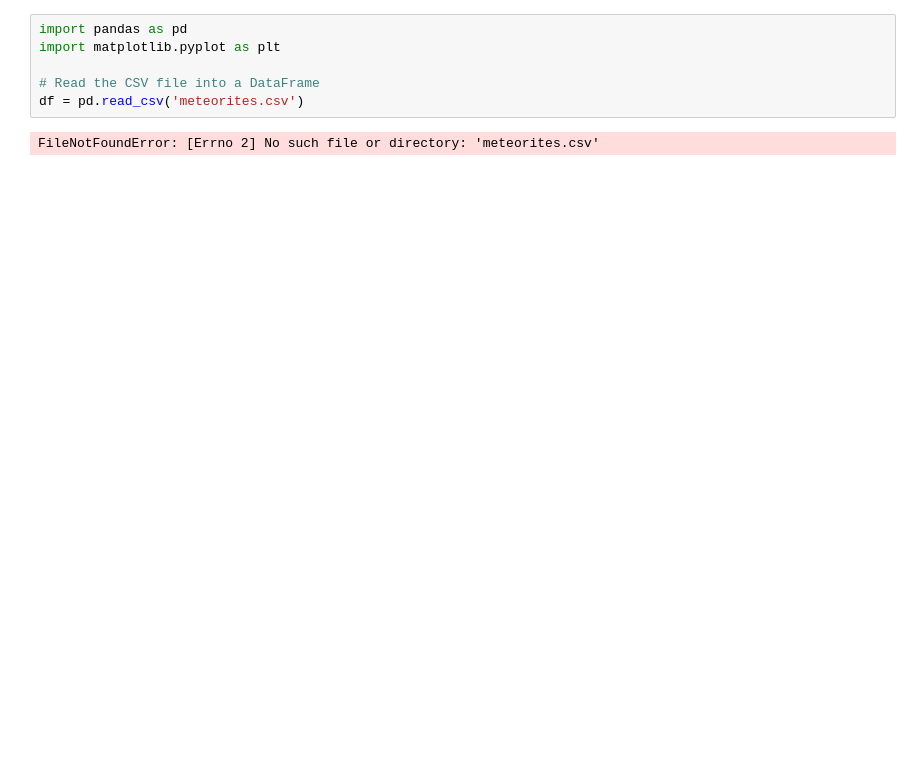
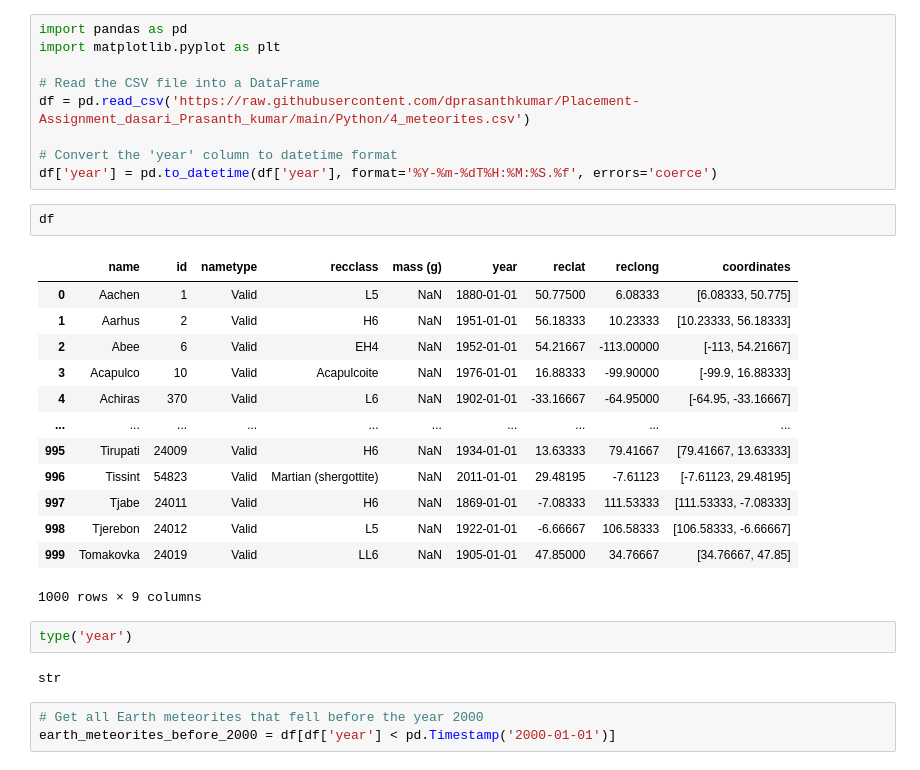
Before and after one commit to dprasanthkumar/Placement-Assignment_dasari_Prasanth_kumar, a Jupyter notebook: Python/7th.ipynb, the cells around one changed output. Saved outputs shown, nothing was run; the diff lists cells and outputs as text; blank space fills up the shorter version.

```diff
--- a/Python/7th.ipynb
+++ b/Python/7th.ipynb
@@ -3,6 +3,30 @@ import pandas as pd
 import matplotlib.pyplot as plt
 
 # Read the CSV file into a DataFrame
-df = pd.read_csv('meteorites.csv')
+df = pd.read_csv('https://raw.githubusercontent.com/dprasanthkumar/Placement-Assignment_dasari_Prasanth_kumar/main/Python/4_meteorites.csv')
+
+# Convert the 'year' column to datetime format
+df['year'] = pd.to_datetime(df['year'], format='%Y-%m-%dT%H:%M:%S.%f', errors='coerce')
-# %% [output]
-FileNotFoundError: [Errno 2] No such file or directory: 'meteorites.csv'
+# %%
+df
+# %% [output]
+|  | name | id | nametype | recclass | mass (g) | year | reclat | reclong | coordinates |
+| 0 | Aachen | 1 | Valid | L5 | NaN | 1880-01-01 | 50.77500 | 6.08333 | [6.08333, 50.775] |
+| 1 | Aarhus | 2 | Valid | H6 | NaN | 1951-01-01 | 56.18333 | 10.23333 | [10.23333, 56.18333] |
+| 2 | Abee | 6 | Valid | EH4 | NaN | 1952-01-01 | 54.21667 | -113.00000 | [-113, 54.21667] |
+| 3 | Acapulco | 10 | Valid | Acapulcoite | NaN | 1976-01-01 | 16.88333 | -99.90000 | [-99.9, 16.88333] |
+| 4 | Achiras | 370 | Valid | L6 | NaN | 1902-01-01 | -33.16667 | -64.95000 | [-64.95, -33.16667] |
+| ... | ... | ... | ... | ... | ... | ... | ... | ... | ... |
+| 995 | Tirupati | 24009 | Valid | H6 | NaN | 1934-01-01 | 13.63333 | 79.41667 | [79.41667, 13.63333] |
+| 996 | Tissint | 54823 | Valid | Martian (shergottite) | NaN | 2011-01-01 | 29.48195 | -7.61123 | [-7.61123, 29.48195] |
+| 997 | Tjabe | 24011 | Valid | H6 | NaN | 1869-01-01 | -7.08333 | 111.53333 | [111.53333, -7.08333] |
+| 998 | Tjerebon | 24012 | Valid | L5 | NaN | 1922-01-01 | -6.66667 | 106.58333 | [106.58333, -6.66667] |
+| 999 | Tomakovka | 24019 | Valid | LL6 | NaN | 1905-01-01 | 47.85000 | 34.76667 | [34.76667, 47.85] |
+1000 rows × 9 columns
+# %%
+type('year')
+# %% [output]
+str
+# %%
+# Get all Earth meteorites that fell before the year 2000
+earth_meteorites_before_2000 = df[df['year'] < pd.Timestamp('2000-01-01')]
```
Also changed, not shown: parts of 8 cells of this notebook.
